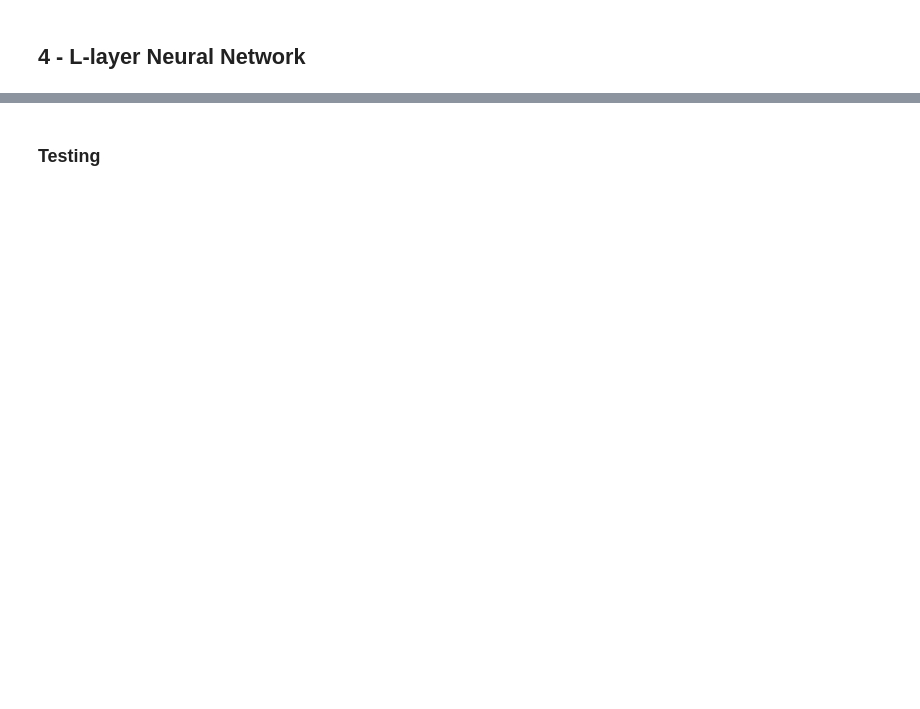
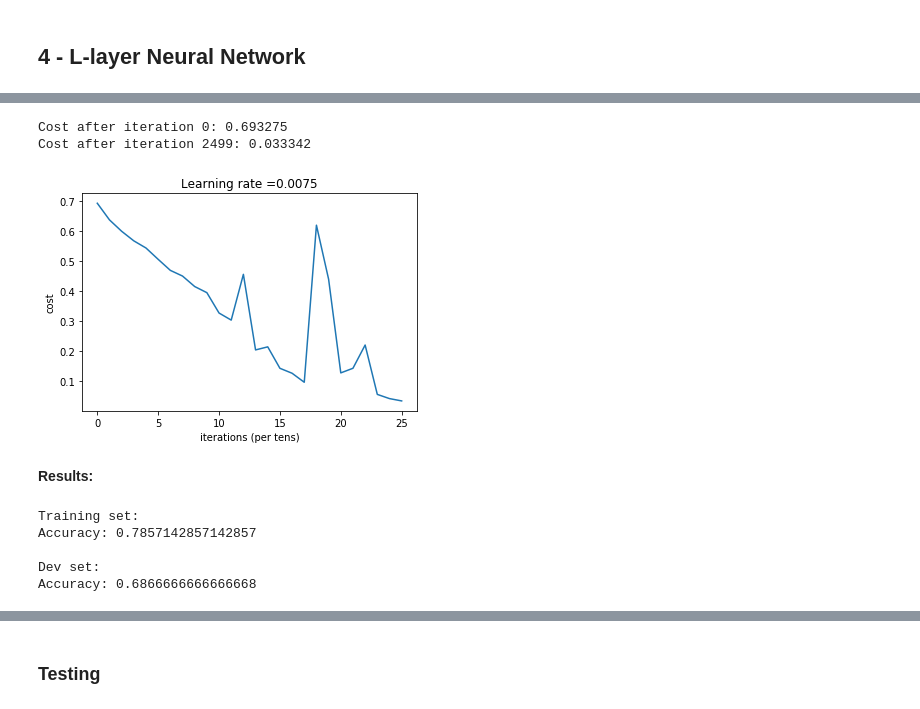
Before and after one commit to EinarLop/DL_Final_Project, a Jupyter notebook: Final-Project-Team07.ipynb, the cells around one changed output, grey strips where cells are left out. Cells and saved outputs as stored; diff of their text form; code cells hidden in the pictures; blank space fills up the shorter version.

```diff
--- a/Final-Project-Team07.ipynb
+++ b/Final-Project-Team07.ipynb
@@ -249,0 +261,26 @@ def L_layer_model(X, Y, layers_dims, learning_rate = 0.0075, num_iterations = 30
+# %%
+# Train model
+layers_dims = [49152, 20, 7, 5, 1] # 4-layer model
+parameters = L_layer_model(
+    train_x[:, :int(len(arrData) * .20)], train_y[:, :int(len(arrData) * .20)], layers_dims,
+    learning_rate = 0.0075, num_iterations = 2500, print_cost = True)
+# %% [output]
+Cost after iteration 0: 0.693275
+Cost after iteration 2499: 0.033342
+[figure, added]
+# %% [markdown]
+__Results:__
+# %%
+# Test vs training set
+print("Training set: ")
+pred_train = predict(train_x, train_y, parameters)
+print()
+# Test vs dev set
+print("Dev set: ")
+pred_dev = predict(dev_x, dev_y, parameters)
+# %% [output]
+Training set:
+Accuracy: 0.7857142857142857
+
+Dev set:
+Accuracy: 0.6866666666666668
```
Also changed, not shown: parts of 34 cells of this notebook.
